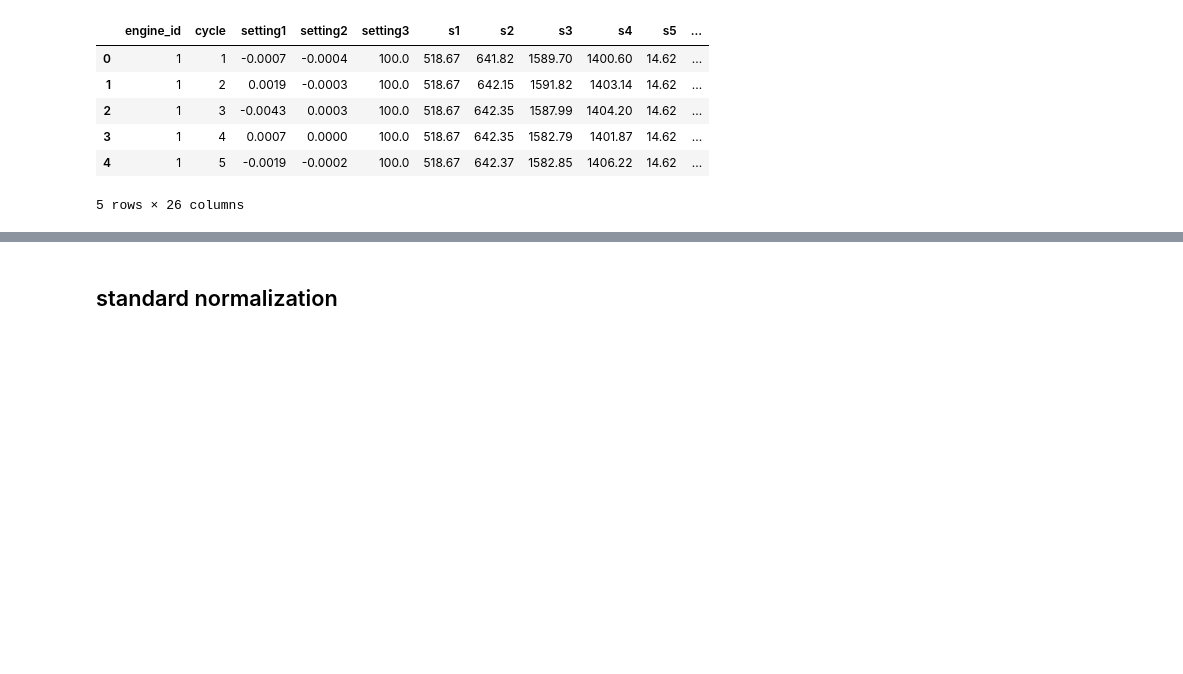
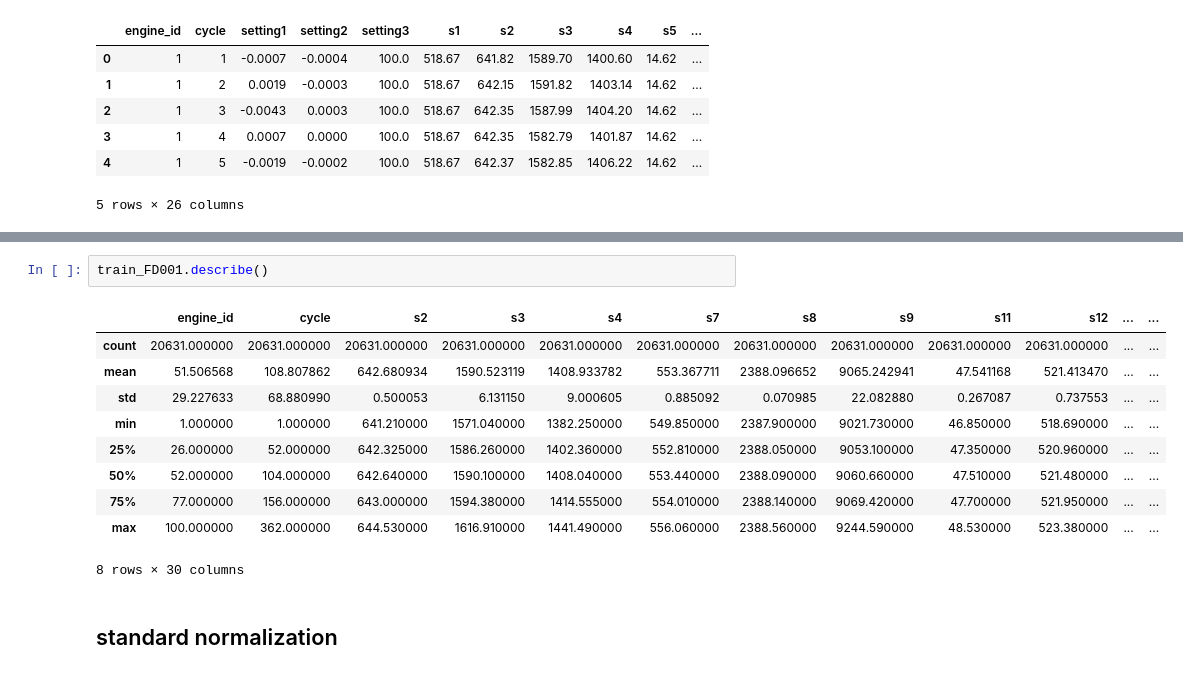
Before and after one commit to gaoyuting21/gaoyuting, a Jupyter notebook: Untitled.ipynb, the cells around one changed output, grey strips where cells are left out. Drawn from its saved outputs; the diff is of its cells as text; blank space fills up the shorter version.

```diff
--- a/Untitled.ipynb
+++ b/Untitled.ipynb
@@ -36,3 +134,16 @@ train_FD001.head()
+# %%
+train_FD001.describe()
+# %% [output]
+|  | engine_id | cycle | s2 | s3 | s4 | s7 | s8 | s9 | s11 | s12 | ... | ... |
+| count | 20631.000000 | 20631.000000 | 20631.000000 | 20631.000000 | 20631.000000 | 20631.000000 | 20631.000000 | 20631.000000 | 20631.000000 | 20631.000000 | ... | ... |
+| mean | 51.506568 | 108.807862 | 642.680934 | 1590.523119 | 1408.933782 | 553.367711 | 2388.096652 | 9065.242941 | 47.541168 | 521.413470 | ... | ... |
+| std | 29.227633 | 68.880990 | 0.500053 | 6.131150 | 9.000605 | 0.885092 | 0.070985 | 22.082880 | 0.267087 | 0.737553 | ... | ... |
+| min | 1.000000 | 1.000000 | 641.210000 | 1571.040000 | 1382.250000 | 549.850000 | 2387.900000 | 9021.730000 | 46.850000 | 518.690000 | ... | ... |
+| 25% | 26.000000 | 52.000000 | 642.325000 | 1586.260000 | 1402.360000 | 552.810000 | 2388.050000 | 9053.100000 | 47.350000 | 520.960000 | ... | ... |
+| 50% | 52.000000 | 104.000000 | 642.640000 | 1590.100000 | 1408.040000 | 553.440000 | 2388.090000 | 9060.660000 | 47.510000 | 521.480000 | ... | ... |
+| 75% | 77.000000 | 156.000000 | 643.000000 | 1594.380000 | 1414.555000 | 554.010000 | 2388.140000 | 9069.420000 | 47.700000 | 521.950000 | ... | ... |
+| max | 100.000000 | 362.000000 | 644.530000 | 1616.910000 | 1441.490000 | 556.060000 | 2388.560000 | 9244.590000 | 48.530000 | 523.380000 | ... | ... |
+8 rows × 30 columns
 # %% [markdown]
 ## standard normalization
 # %%
```
Also changed, not shown: parts of 42 cells of this notebook, 28 other files.
